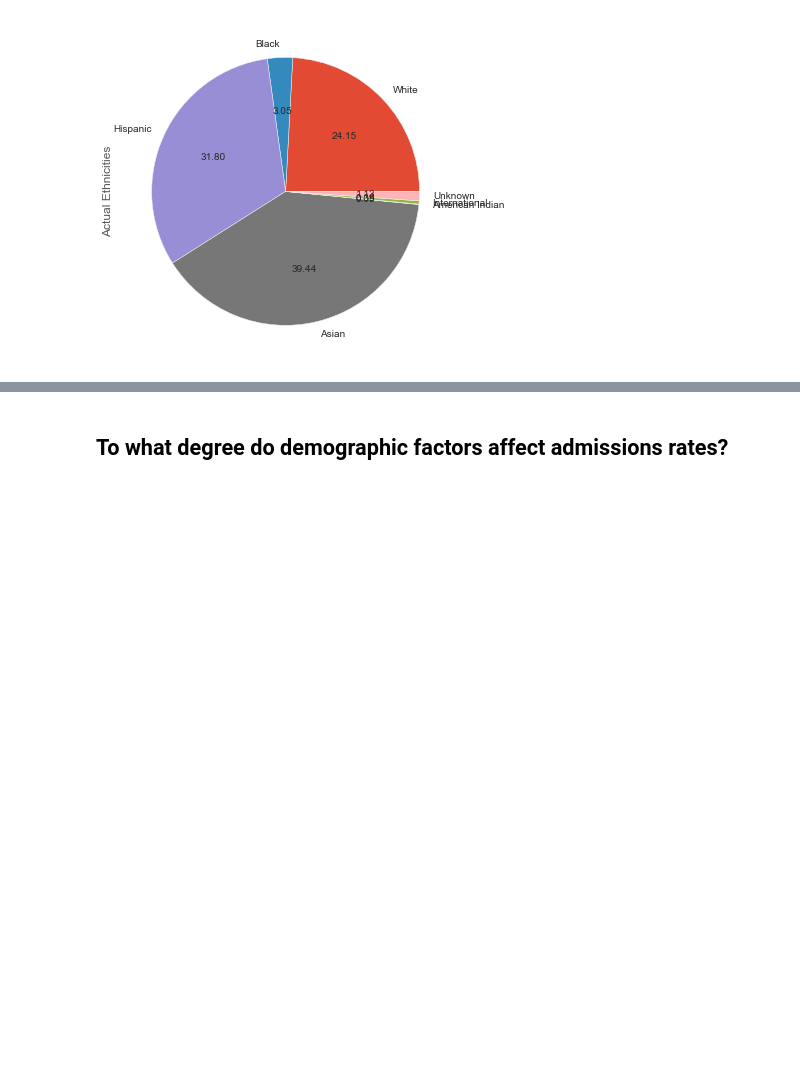
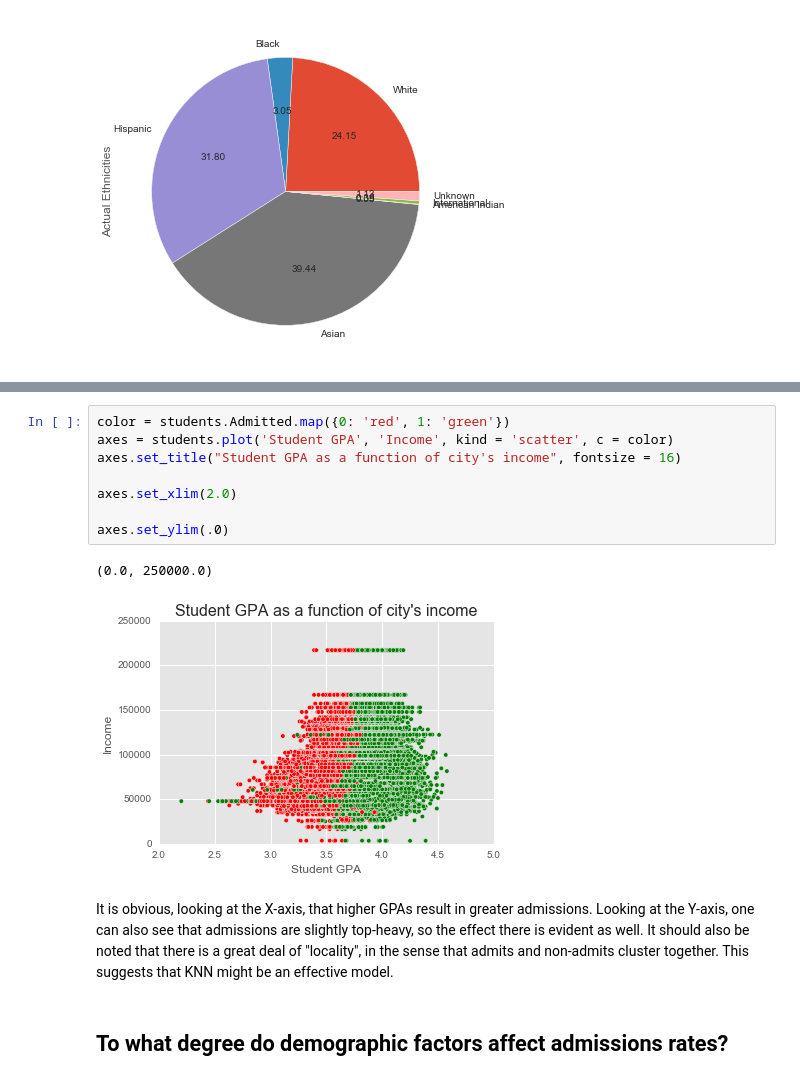
Before and after one commit to bkrakauer/UC-Admissions, a Jupyter notebook: UC Admissions Model.ipynb, the cells around one changed output, grey strips where cells are left out. Drawn from its saved outputs; the diff is of its cells as text; blank space fills up the shorter version.

```diff
--- a/UC Admissions Model.ipynb
+++ b/UC Admissions Model.ipynb
@@ -180,3 +212,16 @@ Conclusion: The simulated data looks pretty good on ethnicities, at least on fir
+# %%
+color = students.Admitted.map({0: 'red', 1: 'green'})
+axes = students.plot('Student GPA', 'Income', kind = 'scatter', c = color)
+axes.set_title("Student GPA as a function of city's income", fontsize = 16)
+
+axes.set_xlim(2.0)
+
+axes.set_ylim(.0)
+# %% [output]
+(0.0, 250000.0)
+[figure, added]
+# %% [markdown]
+It is obvious, looking at the X-axis, that higher GPAs result in greater admissions. Looking at the Y-axis, one can also see that admissions are slightly top-heavy, so the effect there is evident as well. It should also be noted that there is a great deal of "locality", in the sense that admits and non-admits cluster together. This suggests that KNN might be an effective model.
 # %% [markdown]
 ## To what degree do demographic factors affect admissions rates?
 # %%
```
Also changed, not shown: parts of 89 cells of this notebook, 7 other files.
